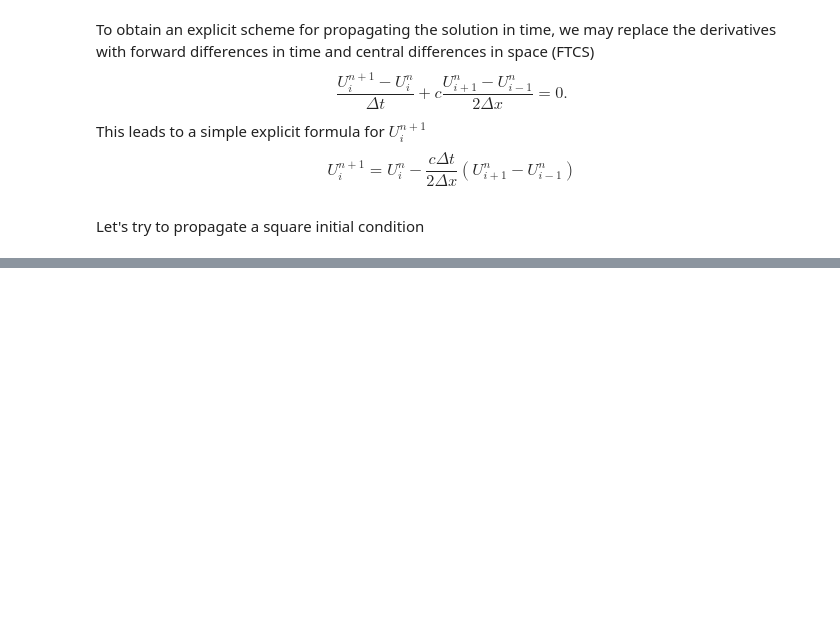
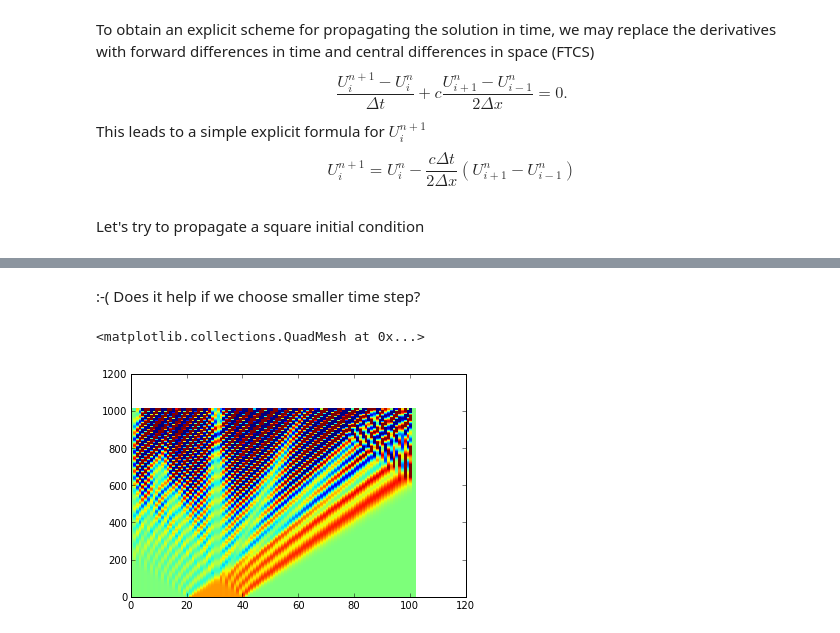
Before and after one commit to rouckas/NEVF138, a Jupyter notebook: Convection.ipynb, the cells around one changed output, grey strips where cells are left out. Cells and saved outputs as stored; diff of their text form; code cells hidden in the pictures; blank space fills up the shorter version.

Commit message:
Update Convection.ipynb before lecture

```diff
--- a/Convection.ipynb
+++ b/Convection.ipynb
@@ -64,0 +67,11 @@ Obviously, this solver fails to reproduce the expected solution.
+# %% [markdown]
+:-( Does it help if we choose smaller time step?
+# %%
+U, dx, dt, x, t = wave_init(maxx, maxt, v, nx, CFL=.1)
+U[0,:] = 0.
+U[0, (x<maxx*0.4) & (x>maxx*0.2)] = 1.
+convection_solve(U, dx, dt, nx, len(t))
+pcolormesh(U, rasterized=True, vmin=-2, vmax=2)
+# %% [output]
+<matplotlib.collections.QuadMesh at 0x...>
+[figure, added]
```
Also changed, not shown: parts of 27 cells of this notebook.
